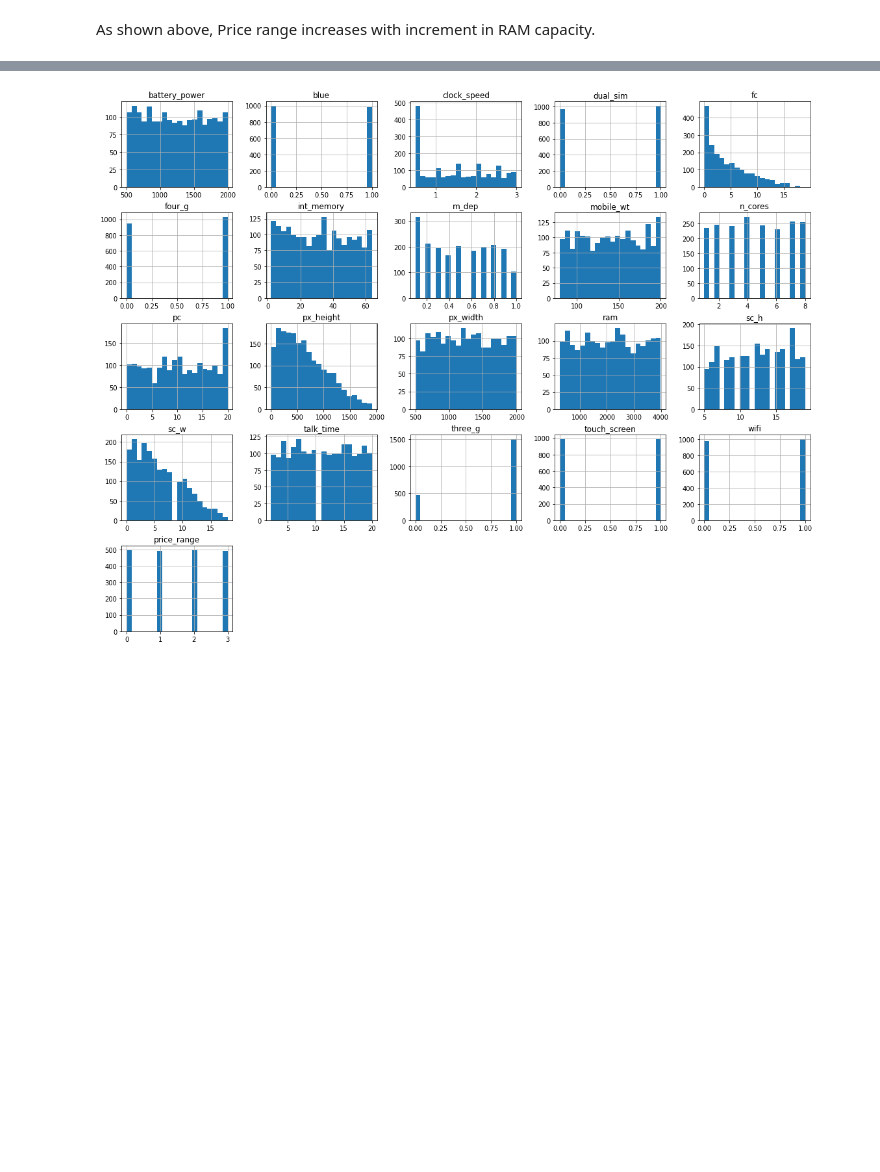
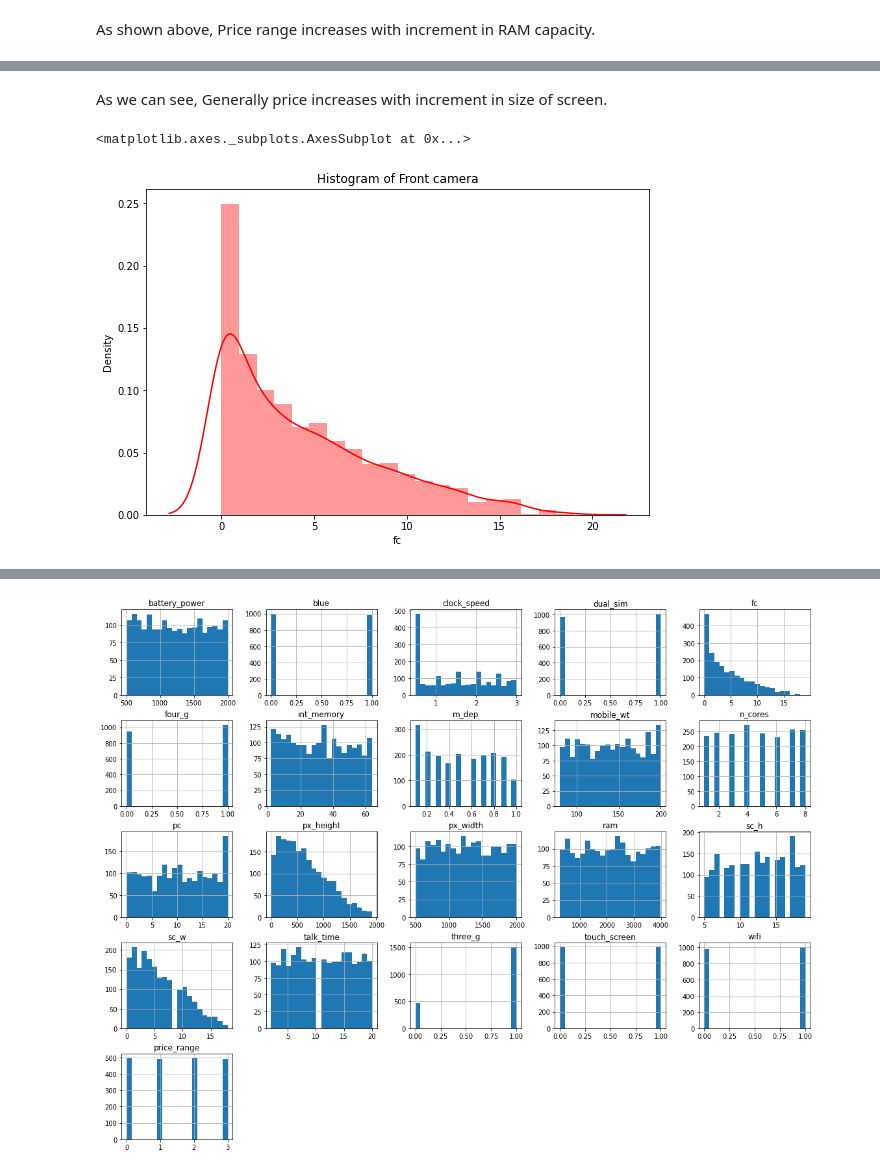
Before and after one commit to meetdelvadiya/Mobile-Price-Range-Prediction, a Jupyter notebook: Mobile_Price_Range_Prediction_Meet_Delvadiya.ipynb, the cells around one changed output, grey strips where cells are left out. Drawn from its saved outputs; the diff is of its cells as text; code cells hidden in the pictures; blank space fills up the shorter version.

```diff
--- a/Mobile_Price_Range_Prediction_Meet_Delvadiya.ipynb
+++ b/Mobile_Price_Range_Prediction_Meet_Delvadiya.ipynb
@@ -276,0 +275,9 @@ As shown above, Price range increases with increment in RAM capacity.
+# %% [markdown]
+As we can see, Generally price increases with increment in size of screen.
+# %%
+plt.figure(figsize=(9,6))
+plt.title("Histogram of Front camera")
+sns.distplot(dataset['fc'],color="r")
+# %% [output]
+<matplotlib.axes._subplots.AxesSubplot at 0x...>
+[figure, added]
```
Also changed, not shown: parts of 18 cells of this notebook.
